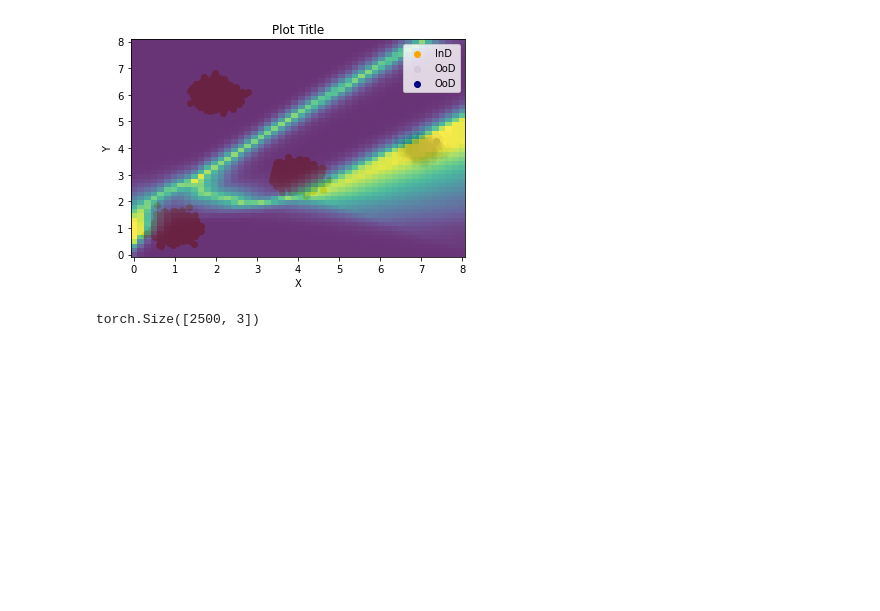
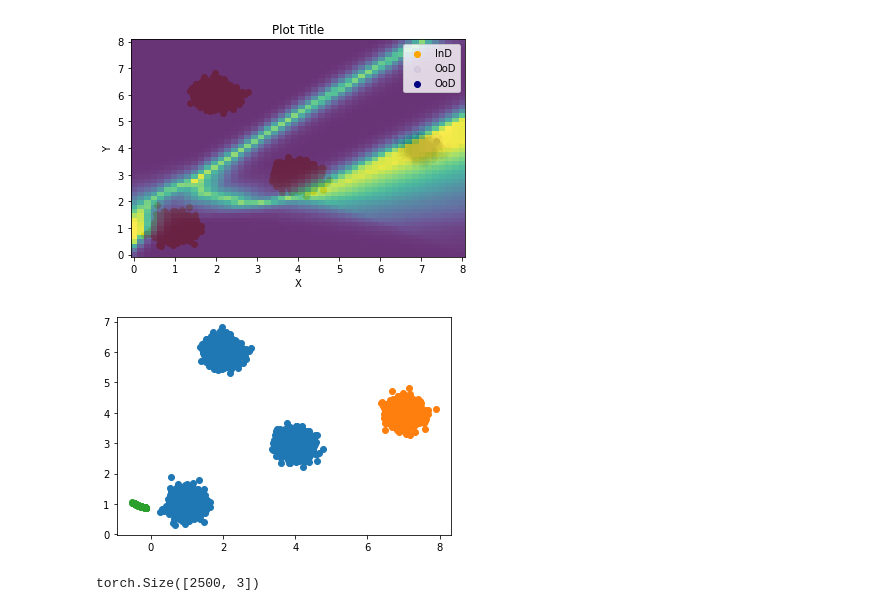
Before and after one commit to Xiaoyang-Song/Out-of-Distribution-GANs, a Jupyter notebook: Notebooks/simulation.ipynb, the cells around one changed output. Saved outputs shown, nothing was run; the diff lists cells and outputs as text; code cells hidden in the pictures; blank space fills up the shorter version.

```diff
--- a/Notebooks/simulation.ipynb
+++ b/Notebooks/simulation.ipynb
@@ -328,6 +328,15 @@ torch.Size([2500, 3])
 plot_heatmap(IND_X, OOD_X, OOD_BATCH, D_GAN)
 # %% [output]
 [figure]
+# %%
+seed = torch.rand((128, 1))
+gz = G_GAN(seed).detach().numpy()
+plt.scatter(IND_X[:,0], IND_X[:,1])
+plt.scatter(OOD_X[:,0], OOD_X[:,1])
+plt.scatter(gz[:,0], gz[:,1])
+plt.show()
+# %% [output]
+[figure, added]
 # %%
 # 8
 from wasserstein import *
```
Also changed, not shown: parts of 4 cells of this notebook.
